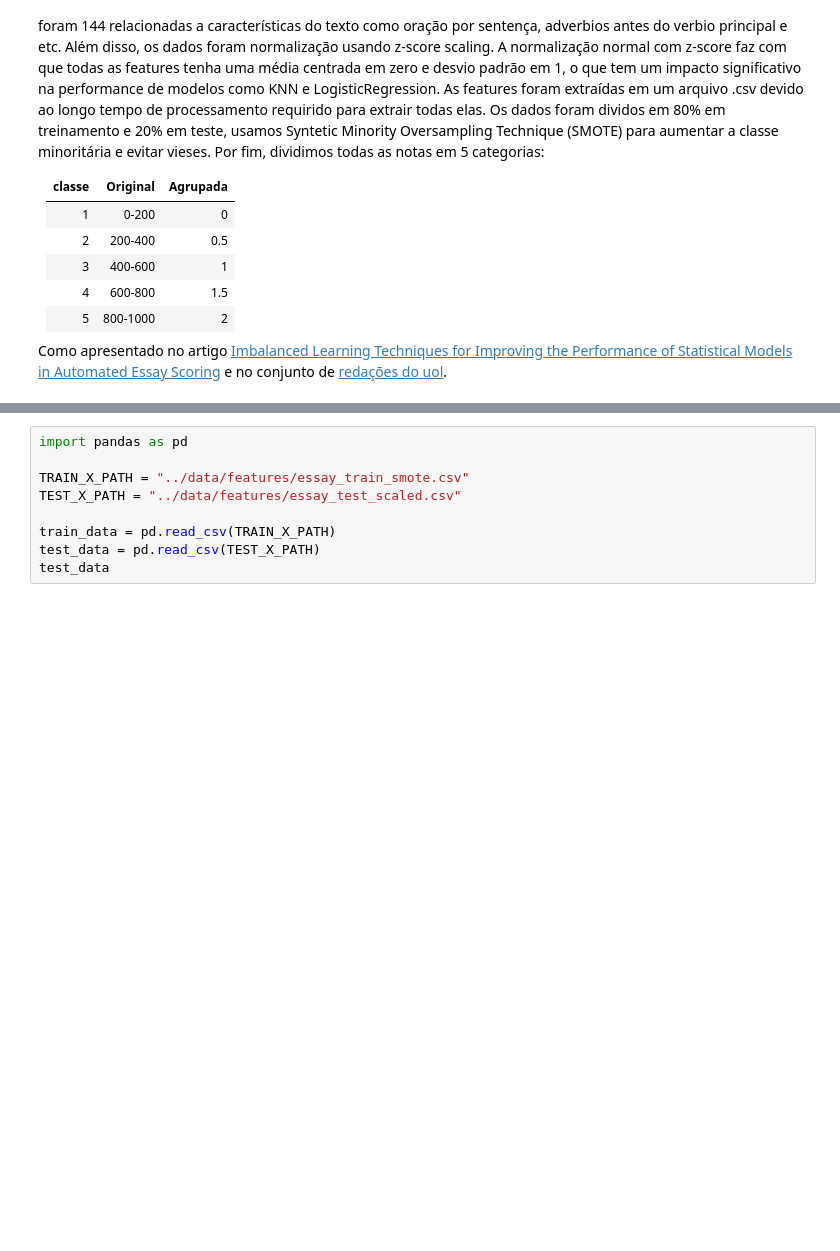
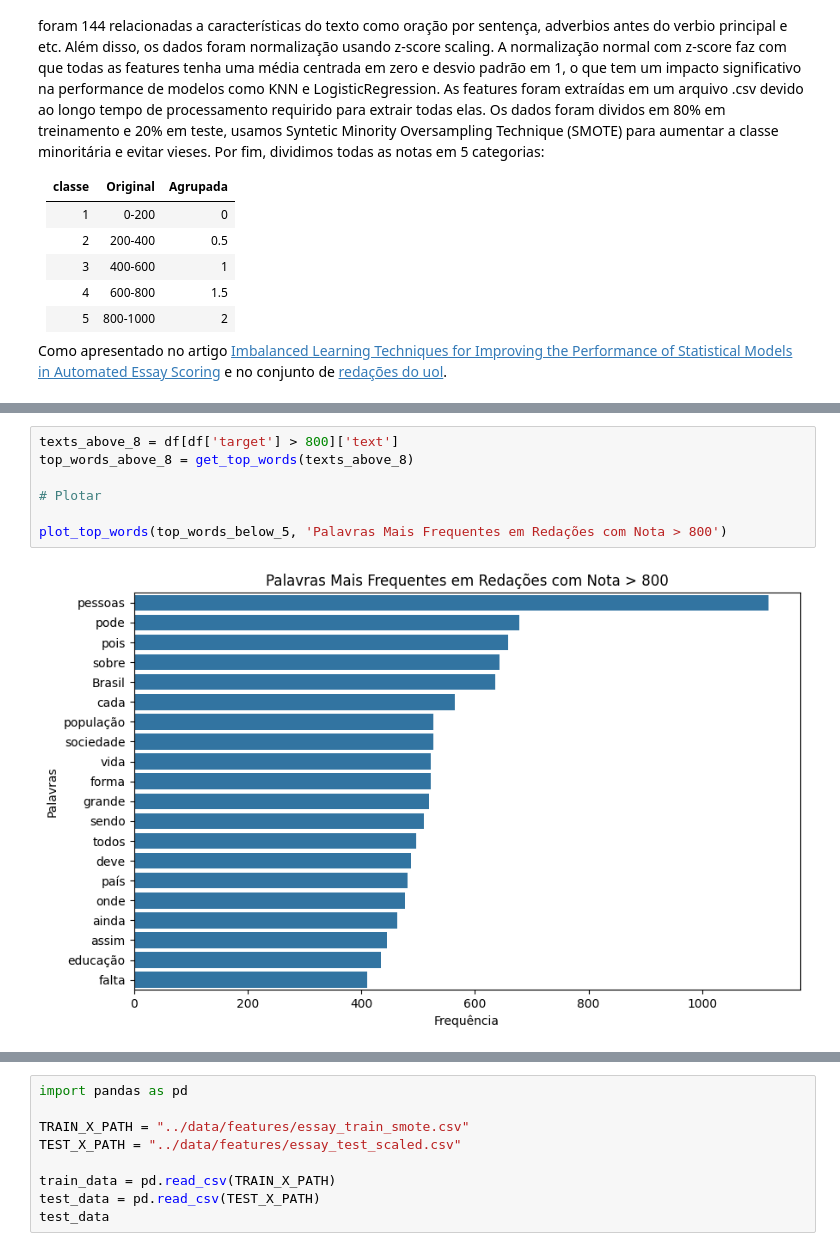
Before and after one commit to Tiagoblima/explanaible-essay-grading, a Jupyter notebook: notebooks/Essay Grade Classification.ipynb, the cells around one changed output, grey strips where cells are left out. Drawn from its saved outputs; the diff is of its cells as text; blank space fills up the shorter version.

```diff
--- a/notebooks/Essay Grade Classification.ipynb
+++ b/notebooks/Essay Grade Classification.ipynb
@@ -28,0 +106,9 @@ Como apresentado no artigo [Imbalanced Learning Techniques for Improving the Per
+# %%
+texts_above_8 = df[df['target'] > 800]['text']
+top_words_above_8 = get_top_words(texts_above_8)
+
+# Plotar
+
+plot_top_words(top_words_below_5, 'Palavras Mais Frequentes em Redações com Nota > 800')
+# %% [output]
+[figure, added]
```
Also changed, not shown: parts of 24 cells of this notebook.
